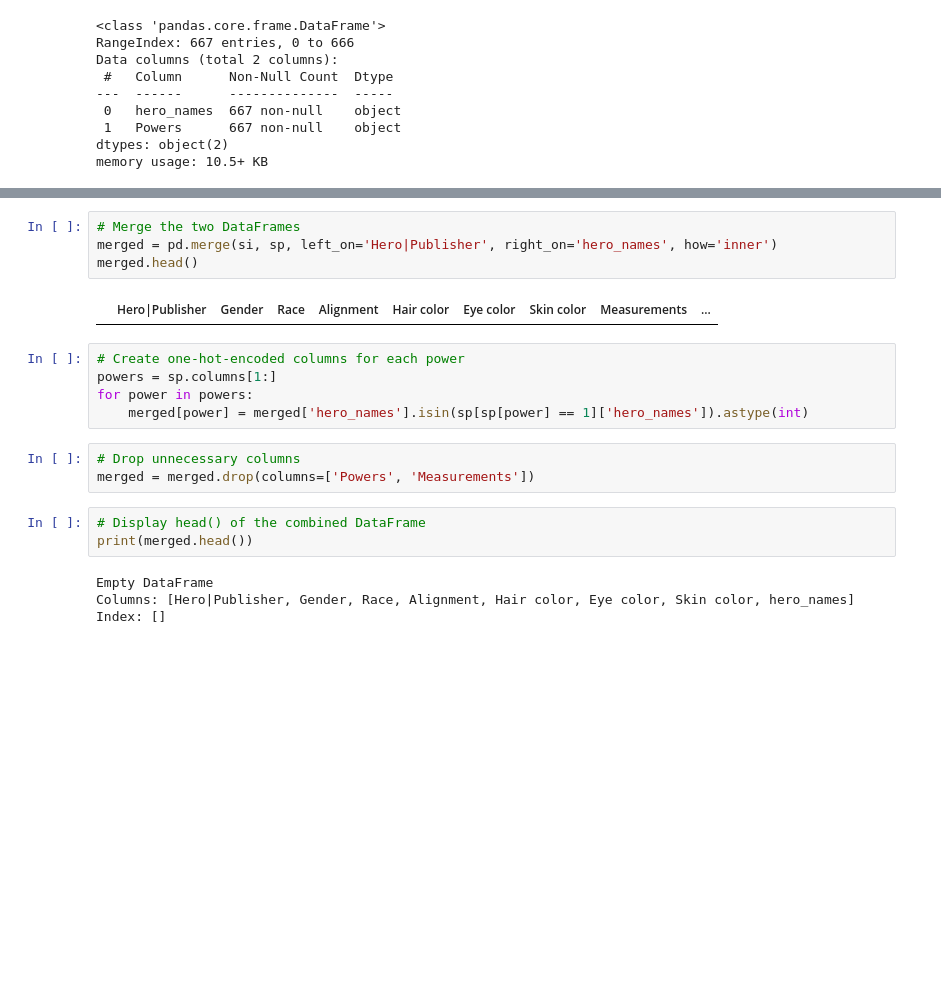
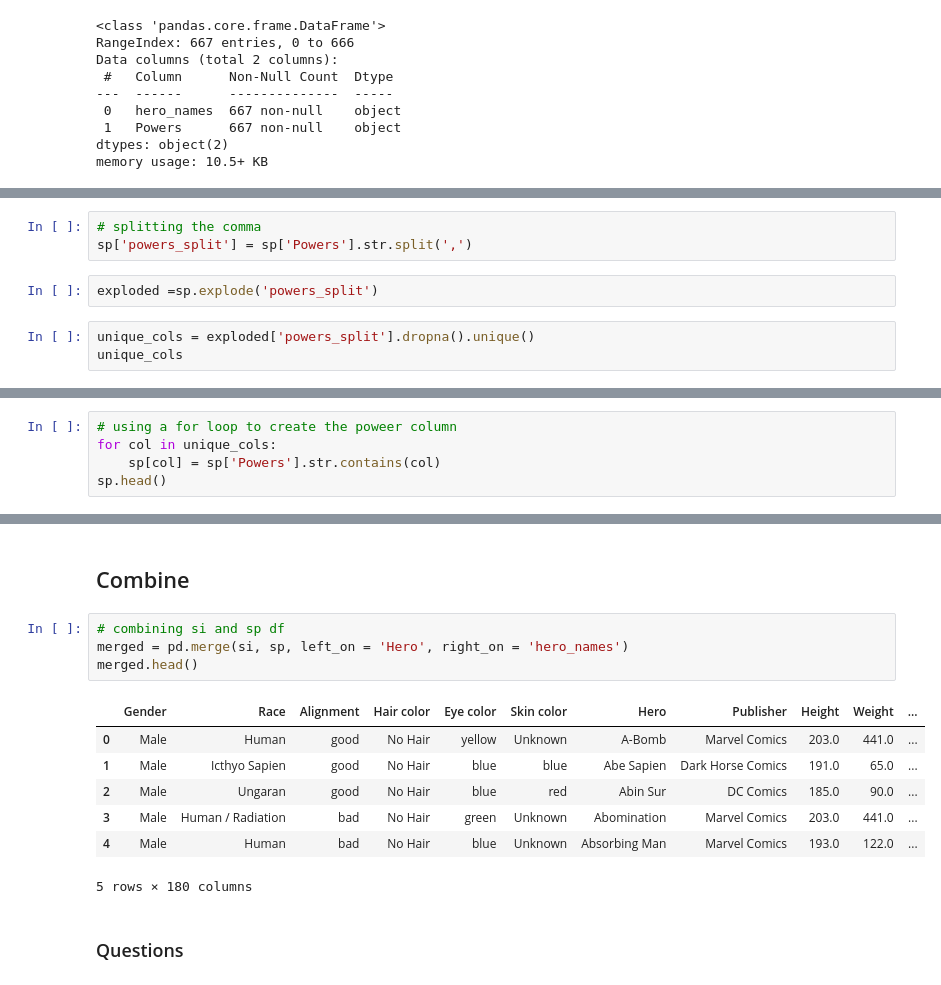
Before and after one commit to ob3dd/Applying-Advanced-Transformations, a Jupyter notebook: AAT.ipynb, the cells around one changed output, grey strips where cells are left out. Saved outputs shown, nothing was run; the diff lists cells and outputs as text; blank space fills up the shorter version.

```diff
--- a/AAT.ipynb
+++ b/AAT.ipynb
@@ -58,0 +176,8 @@ memory usage: 10.5+ KB
+# %%
+# splitting the comma
+sp['powers_split'] = sp['Powers'].str.split(',')
+# %%
+exploded =sp.explode('powers_split')
+# %%
+unique_cols = exploded['powers_split'].dropna().unique()
+unique_cols
@@ -58,0 +202,5 @@ memory usage: 10.5+ KB
+# %%
+# using a for loop to create the poweer column
+for col in unique_cols:
+    sp[col] = sp['Powers'].str.contains(col)
+sp.head()
@@ -59,21 +215,16 @@ memory usage: 10.5+ KB
+# %% [markdown]
+## Combine
 # %%
-# Merge the two DataFrames
-merged = pd.merge(si, sp, left_on='Hero|Publisher', right_on='hero_names', how='inner')
+# combining si and sp df
+merged = pd.merge(si, sp, left_on = 'Hero', right_on = 'hero_names')
 merged.head()
 # %% [output]
-|  | Hero|Publisher | Gender | Race | Alignment | Hair color | Eye color | Skin color | Measurements | ... |
+|  | Gender | Race | Alignment | Hair color | Eye color | Skin color | Hero | Publisher | Height | Weight | ... |
+| 0 | Male | Human | good | No Hair | yellow | Unknown | A-Bomb | Marvel Comics | 203.0 | 441.0 | ... |
+| 1 | Male | Icthyo Sapien | good | No Hair | blue | blue | Abe Sapien | Dark Horse Comics | 191.0 | 65.0 | ... |
+| 2 | Male | Ungaran | good | No Hair | blue | red | Abin Sur | DC Comics | 185.0 | 90.0 | ... |
+| 3 | Male | Human / Radiation | bad | No Hair | green | Unknown | Abomination | Marvel Comics | 203.0 | 441.0 | ... |
+| 4 | Male | Human | bad | No Hair | blue | Unknown | Absorbing Man | Marvel Comics | 193.0 | 122.0 | ... |
+5 rows × 180 columns
-# %%
-# Create one-hot-encoded columns for each power
-powers = sp.columns[1:]
-for power in powers:
-    merged[power] = merged['hero_names'].isin(sp[sp[power] == 1]['hero_names']).astype(int)
-# %%
-# Drop unnecessary columns
-merged = merged.drop(columns=['Powers', 'Measurements'])
-# %%
-# Display head() of the combined DataFrame
-print(merged.head())
-# %% [output]
-Empty DataFrame
-Columns: [Hero|Publisher, Gender, Race, Alignment, Hair color, Eye color, Skin color, hero_names]
-Index: []
+# %% [markdown]
+### Questions
```
Also changed, not shown: parts of 22 cells of this notebook.
